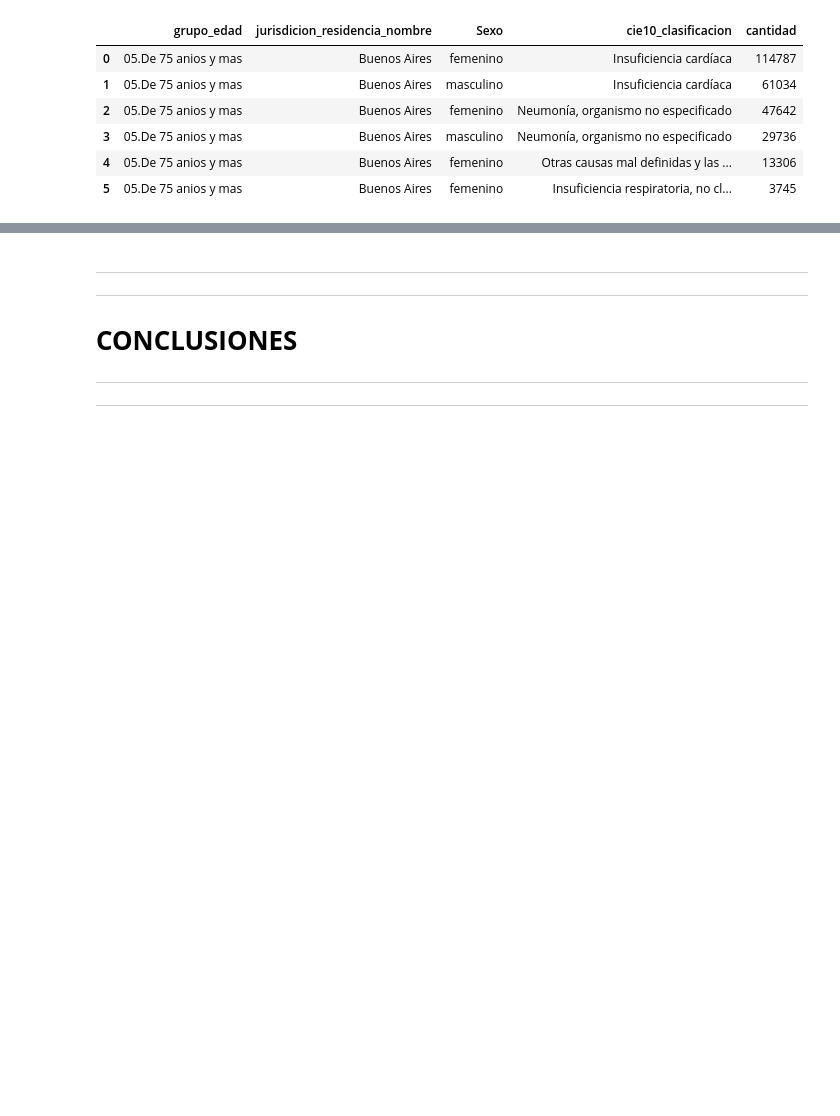
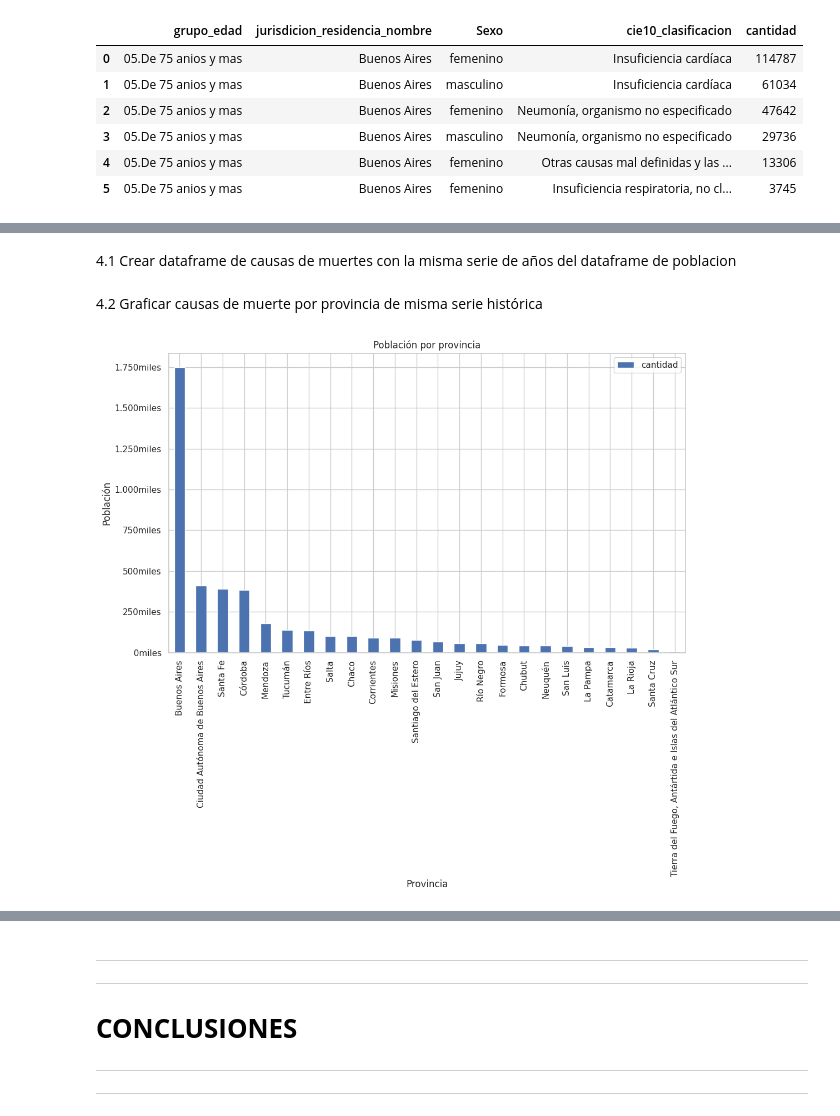
Before and after one commit to carmigliore/Informatorio_Data_Laboratorio_2, a Jupyter notebook: Laboratorio_2.ipynb, the cells around one changed output, grey strips where cells are left out. Drawn from its saved outputs; the diff is of its cells as text; code cells hidden in the pictures; blank space fills up the shorter version.

```diff
--- a/Laboratorio_2.ipynb
+++ b/Laboratorio_2.ipynb
@@ -701,0 +846,30 @@ Esto representa el 4.64%
+# %% [markdown]
+
+4.1 Crear dataframe de causas de muertes con la misma serie de años del dataframe de poblacion
+# %%
+#Crear lista con los años para filtrar
+anios_incluir = df_poblacion_x_provincias_2010_2022['anio'].unique().tolist()
+
+#Crear dataframe con causas de muertes del rango de anios del dataframe de provincias
+df_muertes_x_provincias_2010_2022 = df_sin_especificar_edad[df_sin_especificar_edad['anio'].isin(anios_incluir)]
+# %% [markdown]
+4.2 Graficar causas de muerte por provincia de misma serie histórica
+# %%
+# Crear dataframe de cantidad de muertes por provincia
+df_muertes_x_provincias_agrupado = df_muertes_x_provincias_2010_2022.groupby('jurisdicion_residencia_nombre')['cantidad'].sum().sort_values(ascending=False).reset_index()
+
+# Creo el gráfico
+df_muertes_x_provincias_agrupado.plot(kind='bar', x='jurisdicion_residencia_nombre', figsize=(12, 7))
+plt.title('Población por provincia')
+plt.xlabel('Provincia')
+plt.ylabel('Población')
+plt.xticks(rotation=90)
+
+# Doy formato al eje y para que muestre en miles
+formato_eje_y = mticker.FuncFormatter(lambda x, _: locale.format_string("%3.f", x/1000, grouping=True).replace(',', '.') + 'miles')
+plt.gca().yaxis.set_major_formatter(formato_eje_y)
+
+# Muestro el gráfico
+plt.show()
+# %% [output]
+[figure, added]
```
Also changed, not shown: parts of 40 cells of this notebook, 1 other file.
